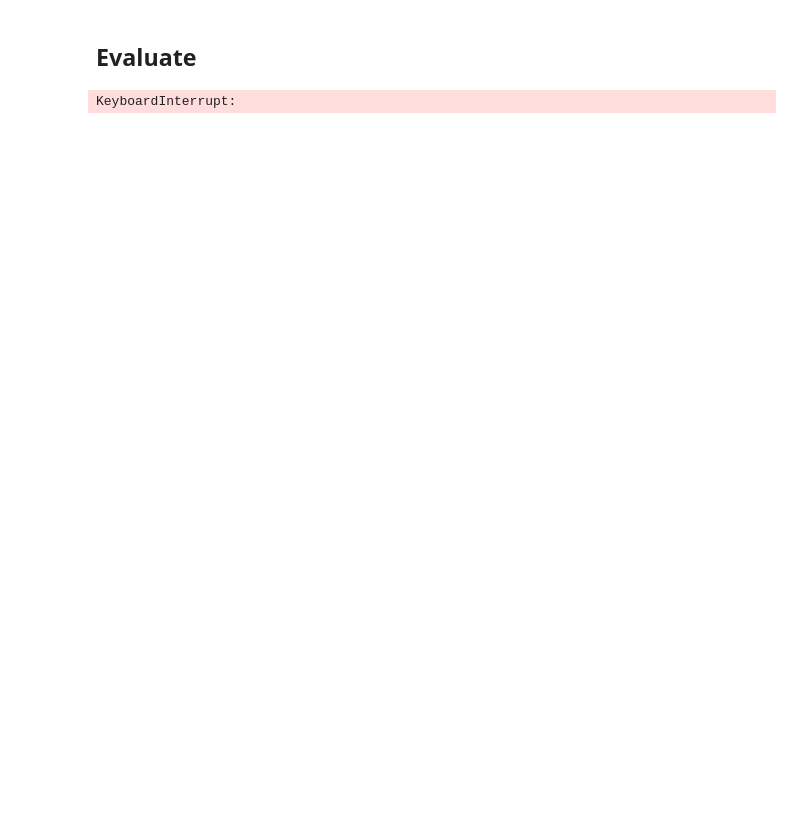
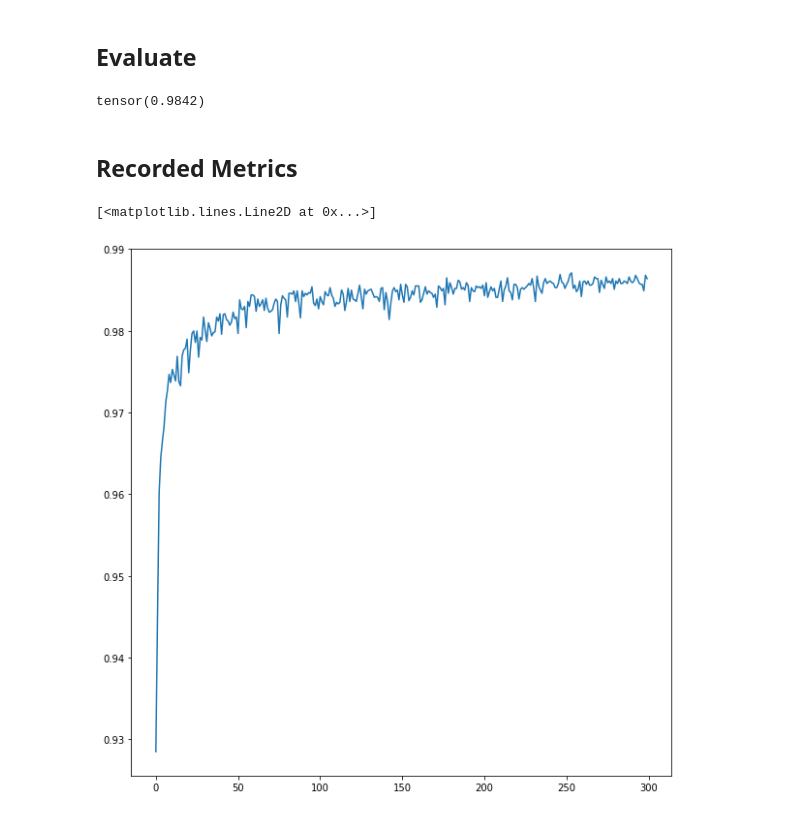
Before and after one commit to Cambridge-Uni-MLMI-Advanced-ML-21-22-G7/BBB, a Jupyter notebook: jupyter/classification.ipynb, the cells around one changed output. Cells and saved outputs as stored; diff of their text form; code cells hidden in the pictures; blank space fills up the shorter version.

```diff
--- a/jupyter/classification.ipynb
+++ b/jupyter/classification.ipynb
@@ -21,17 +23,17 @@ ModelDetails = namedtuple('ModelDetails', 'dir mclass')
 # %%
 MODEL_DETAILS_DICT = {
     # BNN
-    "bnn_1200": ModelDetails("saved_models/BBB_classification/2022-03-15-09.18.07", ClassificationBNN),
-    "bnn_800": ModelDetails("saved_models/BBB_classification/2022-03-15-14.25.46", ClassificationBNN),
-    "bnn_400": ModelDetails("saved_models/BBB_classification/2022-03-15-14.26.34", ClassificationBNN),
+    "bnn_1200": ModelDetails("../saved_models/BBB_classification/2022-03-15-09.18.07", ClassificationBNN),
+    "bnn_800": ModelDetails("../saved_models/BBB_classification/2022-03-15-14.25.46", ClassificationBNN),
+    "bnn_400": ModelDetails("../saved_models/BBB_classification/2022-03-15-14.26.34", ClassificationBNN),
     # DNN - no dropout
-    "dnn_1200": ModelDetails("saved_models/DNN_classification/2022-03-15-14.28.25", ClassificationDNN),
-    "dnn_1200": ModelDetails("saved_models/DNN_classification/2022-03-15-16.06.09", ClassificationDNN),
-    "dnn_1200": ModelDetails("saved_models/DNN_classification/2022-03-15-16.10.34", ClassificationDNN),
+    "dnn_1200": ModelDetails("../saved_models/DNN_classification/2022-03-15-14.28.25", ClassificationDNN),
+    "dnn_800": ModelDetails("../saved_models/DNN_classification/2022-03-15-16.06.09", ClassificationDNN),
+    "dnn_400": ModelDetails("../saved_models/DNN_classification/2022-03-15-16.10.34", ClassificationDNN),
     # DNN - dropout
-    "dnn_do_1200": ModelDetails("saved_models/DNN_classification/2022-03-15-15.21.46", ClassificationDNN),
-    "dnn_do_1200": ModelDetails("saved_models/DNN_classification/2022-03-15-15.58.04", ClassificationDNN),
-    "dnn_do_1200": ModelDetails("saved_models/DNN_classification/2022-03-15-16.26.18", ClassificationDNN),
+    "dnn_do_1200": ModelDetails("../saved_models/DNN_classification/2022-03-15-15.21.46", ClassificationDNN),
+    "dnn_do_1200": ModelDetails("../saved_models/DNN_classification/2022-03-15-15.58.04", ClassificationDNN),
+    "dnn_do_1200": ModelDetails("../saved_models/DNN_classification/2022-03-15-16.26.18", ClassificationDNN),
 }
 # %% [markdown]
 ## Set Model
@@ -67,6 +77,16 @@ model = MODEL_DETAILS.mclass(params=params, eval_mode=True).to(DEVICE)
 # %% [markdown]
 ## Evaluate
 # %%
-model.evaluate(X_val)
+net.evaluate(X_val)
 # %% [output]
-KeyboardInterrupt:
+tensor(0.9842)
+# %% [markdown]
+## Recorded Metrics
+# %%
+eval_metric = np.load(os.path.join(MODEL_DETAILS.dir, 'eval_metric.npy'))
+# %%
+fig, ax = plt.subplots(1, 1, figsize=(10,10))
+ax.plot(eval_metric)
+# %% [output]
+[<matplotlib.lines.Line2D at 0x...>]
+[figure, added]
```
Also changed, not shown: parts of 6 cells of this notebook.
